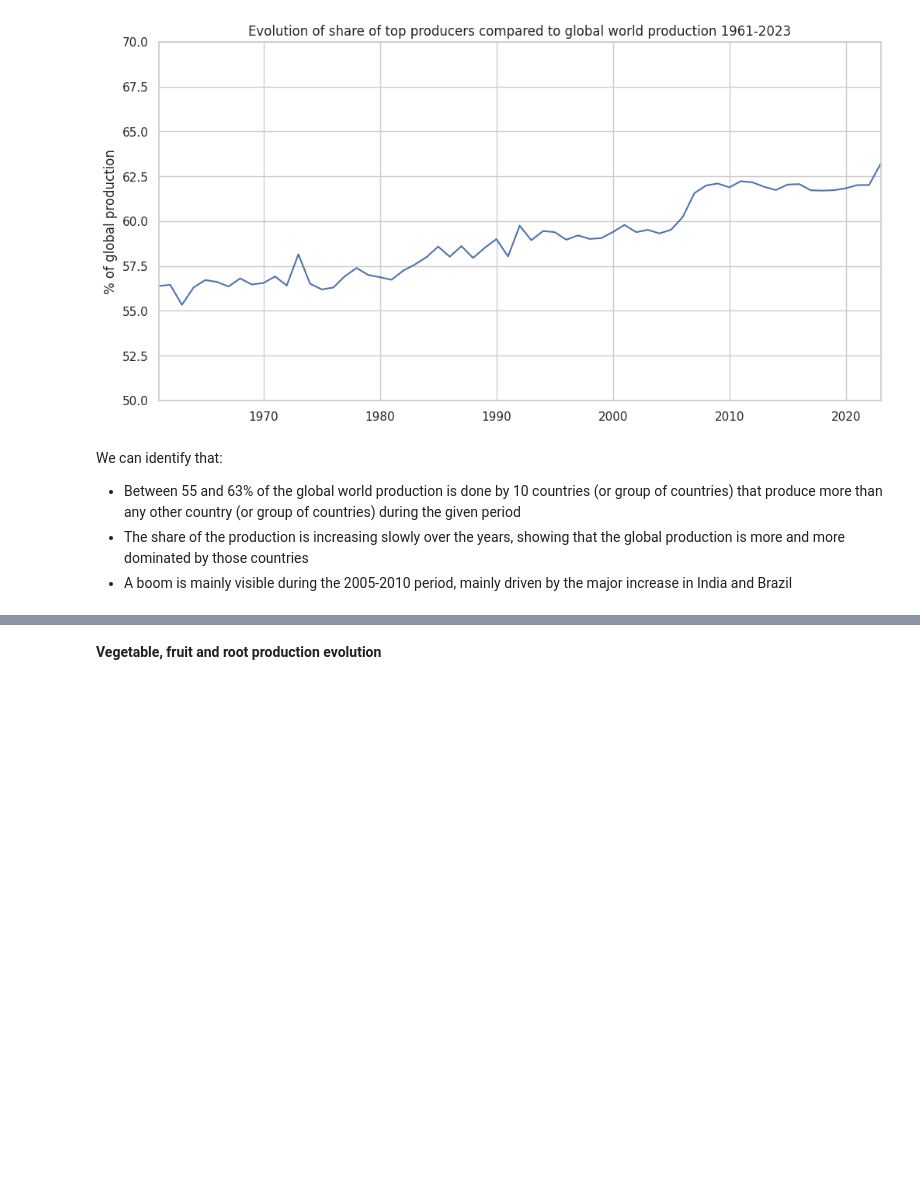
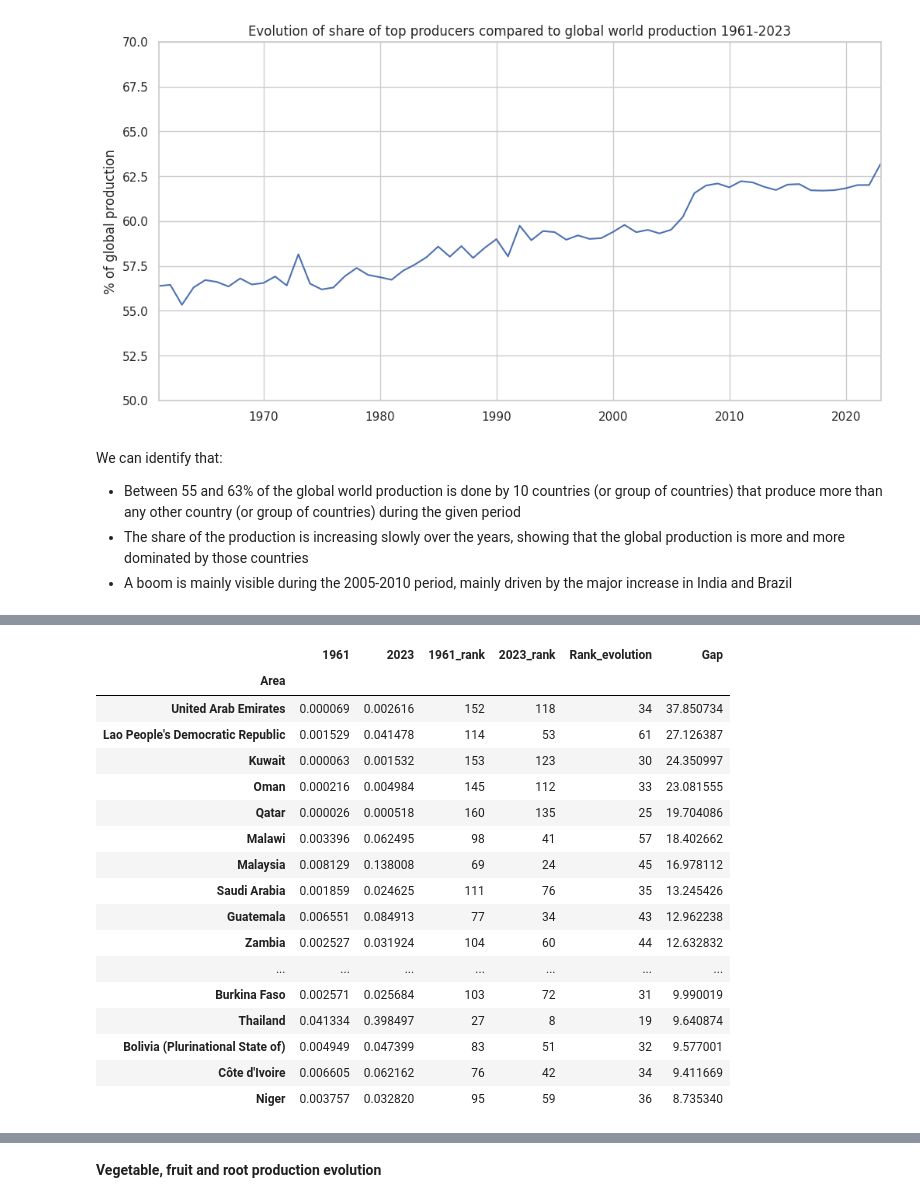
Before and after one commit to SimFour64/fao_analysis, a Jupyter notebook: notebooks/03_Analysis.ipynb, the cells around one changed output, grey strips where cells are left out. Saved outputs shown, nothing was run; the diff lists cells and outputs as text; code cells hidden in the pictures; blank space fills up the shorter version.

```diff
--- a/notebooks/03_Analysis.ipynb
+++ b/notebooks/03_Analysis.ipynb
@@ -455,0 +401,26 @@ Name: Value, dtype: float64
+# %%
+# Global production in 1961
+production_evolution = df_only_prod[(df_only_prod["Year"]==1961) & (~df_only_prod["Area"].isin(country_groups))]\
+                            .groupby("Area")[["Value"]]\
+                            .sum()\
+                            .sort_values(by="Value", ascending=False)\
+                            .rename(columns={"Value":"1961"})
+
+# Global production in 2023
+production_evolution["2023"] = df_only_prod[(df_only_prod["Year"]==2023) & (~df_only_prod["Area"].isin(country_groups))]\
+                            .groupby("Area")[["Value"]]\
+                            .sum()\
+                            .sort_values(by="Value", ascending=False)
+
+# Replacing NaN values by 0 and filter null values out, as we are comparing values (case of USSR is deliberately left out)
+production_evolution = production_evolution.fillna(0)
+production_evolution = production_evolution[(production_evolution["1961"]>0) & (production_evolution["2023"]>0)]
+
+# Production ranks in 1961 and 2023
+for col in production_evolution.columns:
+    production_evolution[f"{col}_rank"] = production_evolution.rank(ascending=False)[col].astype("int16")
+
+# Rank progression from 1961 -> 2023
+production_evolution["Rank_evolution"] = (production_evolution["1961_rank"] - production_evolution["2023_rank"]).astype("int16")
+
+production_evolution
@@ -455,0 +442,4 @@ Name: Value, dtype: float64
+# %%
+# Increase GAP between 1961 and 2023
+production_evolution["Gap"] = production_evolution["2023"] / production_evolution["1961"]
+production_evolution.sort_values(by="Gap", ascending=False)
@@ -455,0 +461,21 @@ Name: Value, dtype: float64
+# %%
+production_evolution.sort_values(by="Gap", ascending=False).nlargest(20,"Gap")
+# %% [output]
+|  | 1961 | 2023 | 1961_rank | 2023_rank | Rank_evolution | Gap |
+| Area |  |  |  |  |  |  |
+| United Arab Emirates | 0.000069 | 0.002616 | 152 | 118 | 34 | 37.850734 |
+| Lao People's Democratic Republic | 0.001529 | 0.041478 | 114 | 53 | 61 | 27.126387 |
+| Kuwait | 0.000063 | 0.001532 | 153 | 123 | 30 | 24.350997 |
+| Oman | 0.000216 | 0.004984 | 145 | 112 | 33 | 23.081555 |
+| Qatar | 0.000026 | 0.000518 | 160 | 135 | 25 | 19.704086 |
+| Malawi | 0.003396 | 0.062495 | 98 | 41 | 57 | 18.402662 |
+| Malaysia | 0.008129 | 0.138008 | 69 | 24 | 45 | 16.978112 |
+| Saudi Arabia | 0.001859 | 0.024625 | 111 | 76 | 35 | 13.245426 |
+| Guatemala | 0.006551 | 0.084913 | 77 | 34 | 43 | 12.962238 |
+| Zambia | 0.002527 | 0.031924 | 104 | 60 | 44 | 12.632832 |
+| ... | ... | ... | ... | ... | ... | ... |
+| Burkina Faso | 0.002571 | 0.025684 | 103 | 72 | 31 | 9.990019 |
+| Thailand | 0.041334 | 0.398497 | 27 | 8 | 19 | 9.640874 |
+| Bolivia (Plurinational State of) | 0.004949 | 0.047399 | 83 | 51 | 32 | 9.577001 |
+| Côte d'Ivoire | 0.006605 | 0.062162 | 76 | 42 | 34 | 9.411669 |
+| Niger | 0.003757 | 0.032820 | 95 | 59 | 36 | 8.735340 |
```
Also changed, not shown: parts of 23 cells of this notebook.
